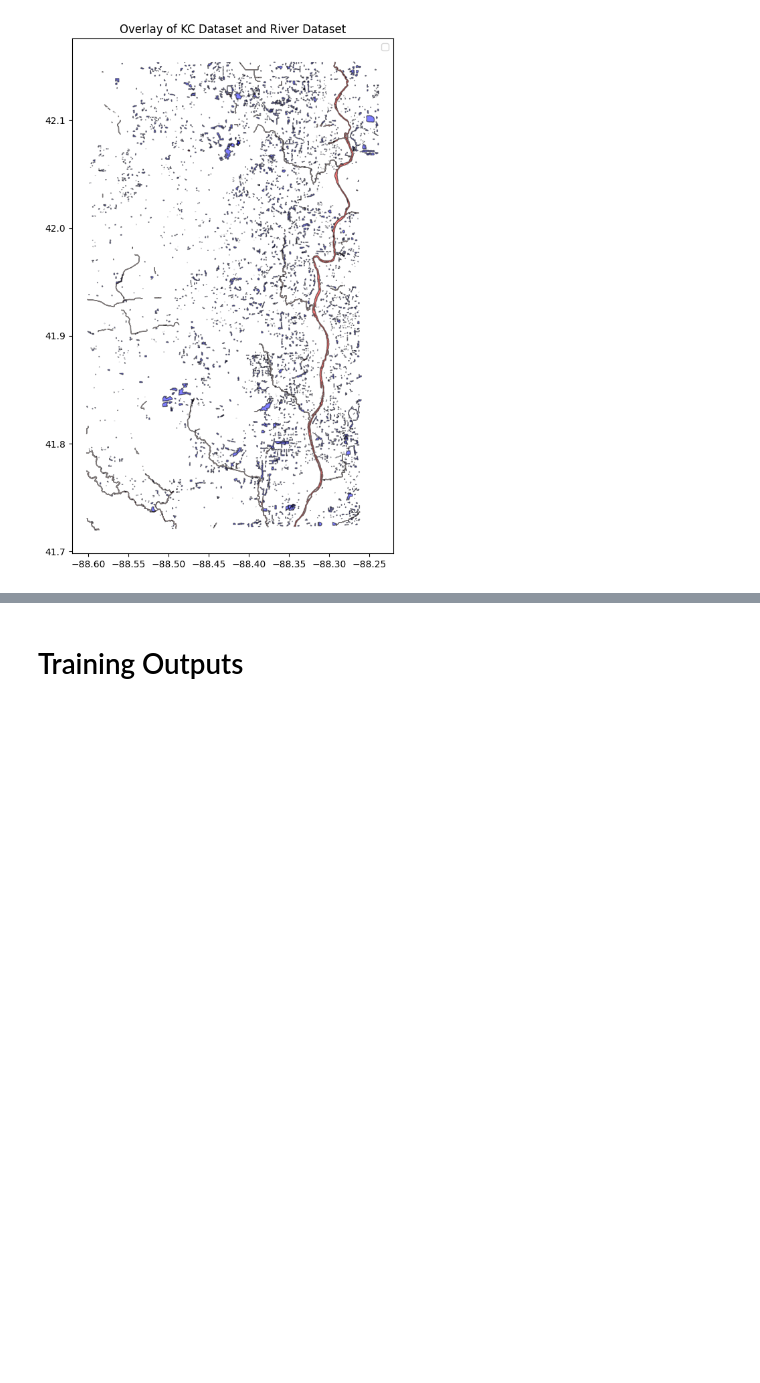
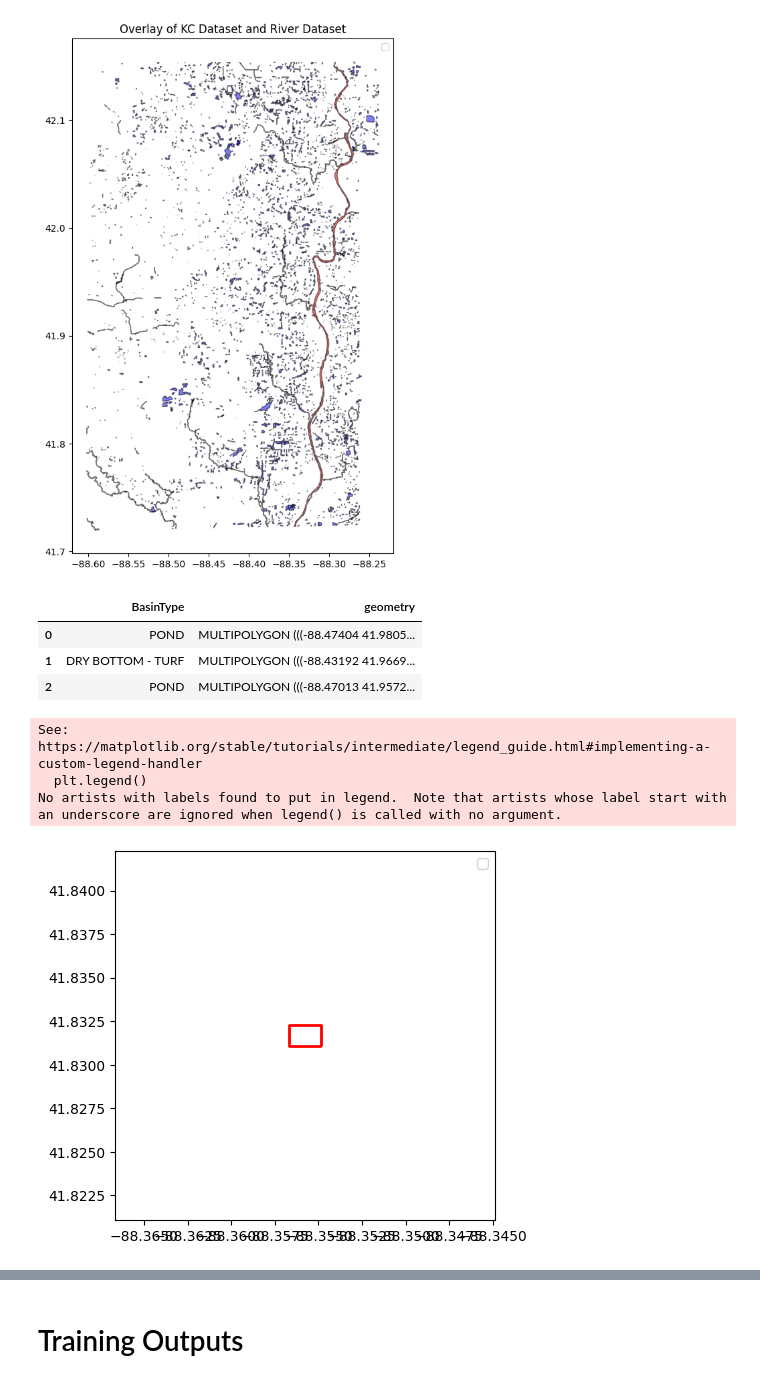
Before and after one commit to dsi-clinic/CMAP, a Jupyter notebook: data/river_processing.ipynb, the cells around one changed output, grey strips where cells are left out. Cells and saved outputs as stored; diff of their text form; code cells hidden in the pictures; blank space fills up the shorter version.

```diff
--- a/data/river_processing.ipynb
+++ b/data/river_processing.ipynb
@@ -311,3 +327,17 @@ No artists with labels found to put in legend.  Note that artists whose label st
 # %%
 # don't plot gdf; plot combined dataset
 # need to confirm that we can get bbox from combined dataset so we can get river/kc both
+# %%
+kc_dataset.gdf.head(3)
+# %% [output]
+|  | BasinType | geometry |
+| 0 | POND | MULTIPOLYGON (((-88.47404 41.9805... |
+| 1 | DRY BOTTOM - TURF | MULTIPOLYGON (((-88.43192 41.9669... |
+| 2 | POND | MULTIPOLYGON (((-88.47013 41.9572... |
+# %%
+plot_row(kc_dataset.gdf.geometry.iloc[500])
+# %% [output]
+See: https://matplotlib.org/stable/tutorials/intermediate/legend_guide.html#implementing-a-custom-legend-handler
+  plt.legend()
+No artists with labels found to put in legend.  Note that artists whose label start with an underscore are ignored when legend() is called with no argument.
+[figure, added]
```
Also changed, not shown: parts of 17 cells of this notebook.
